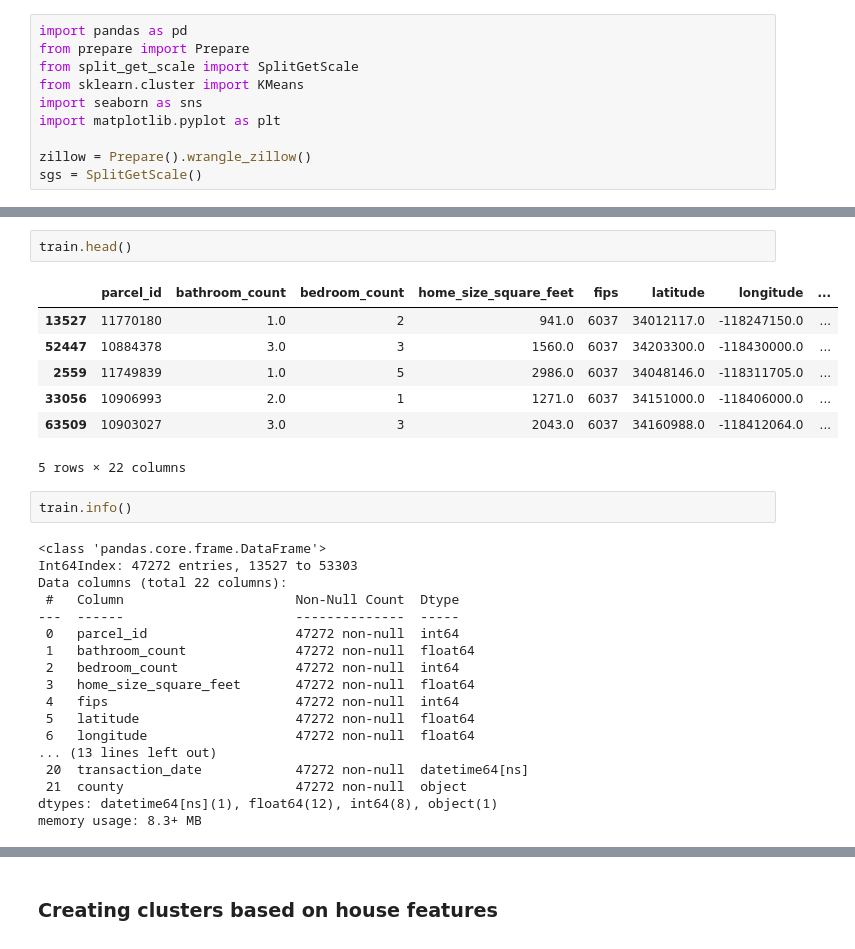
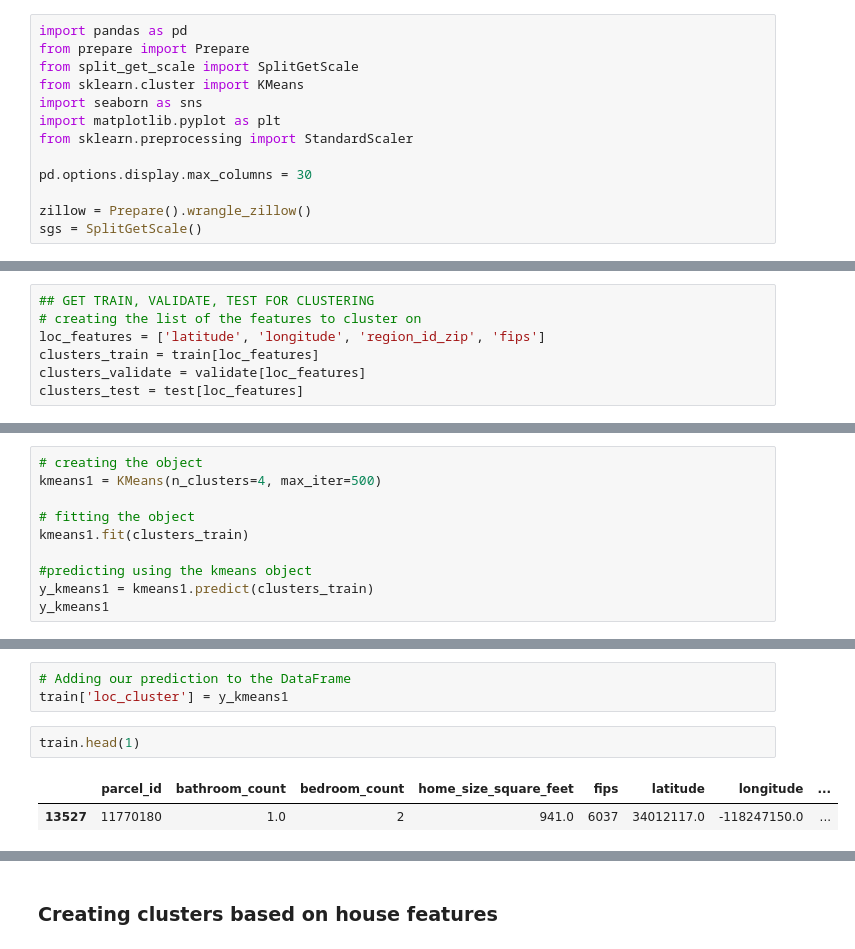
Before and after one commit to Schmidl-Gautam/zillow_clustering, a Jupyter notebook: clustering.ipynb, the cells around one changed output, grey strips where cells are left out. Drawn from its saved outputs; the diff is of its cells as text.

```diff
--- a/clustering.ipynb
+++ b/clustering.ipynb
@@ -5,6 +5,9 @@ from split_get_scale import SplitGetScale
 from sklearn.cluster import KMeans
 import seaborn as sns
 import matplotlib.pyplot as plt
+from sklearn.preprocessing import StandardScaler
+
+pd.options.display.max_columns = 30
 
 zillow = Prepare().wrangle_zillow()
 sgs = SplitGetScale()
@@ -13,0 +34,7 @@ train, validate, test = sgs.split(zillow)
+# %%
+## GET TRAIN, VALIDATE, TEST FOR CLUSTERING
+# creating the list of the features to cluster on
+loc_features = ['latitude', 'longitude', 'region_id_zip', 'fips']
+clusters_train = train[loc_features]
+clusters_validate = validate[loc_features]
+clusters_test = test[loc_features]
@@ -13,0 +48,10 @@ train, validate, test = sgs.split(zillow)
+# %%
+# creating the object
+kmeans1 = KMeans(n_clusters=4, max_iter=500)
+
+# fitting the object
+kmeans1.fit(clusters_train)
+
+#predicting using the kmeans object
+y_kmeans1 = kmeans1.predict(clusters_train)
+y_kmeans1
@@ -14,30 +76,8 @@ train, validate, test = sgs.split(zillow)
+# %%
+# Adding our prediction to the DataFrame
+train['loc_cluster'] = y_kmeans1
 # %%
-train.head()
+train.head(1)
 # %% [output]
 |  | parcel_id | bathroom_count | bedroom_count | home_size_square_feet | fips | latitude | longitude | ... |
 | 13527 | 11770180 | 1.0 | 2 | 941.0 | 6037 | 34012117.0 | -118247150.0 | ... |
-| 52447 | 10884378 | 3.0 | 3 | 1560.0 | 6037 | 34203300.0 | -118430000.0 | ... |
-| 2559 | 11749839 | 1.0 | 5 | 2986.0 | 6037 | 34048146.0 | -118311705.0 | ... |
-| 33056 | 10906993 | 2.0 | 1 | 1271.0 | 6037 | 34151000.0 | -118406000.0 | ... |
-| 63509 | 10903027 | 3.0 | 3 | 2043.0 | 6037 | 34160988.0 | -118412064.0 | ... |
-5 rows × 22 columns
-# %%
-train.info()
-# %% [output]
-<class 'pandas.core.frame.DataFrame'>
-Int64Index: 47272 entries, 13527 to 53303
-Data columns (total 22 columns):
- #   Column                      Non-Null Count  Dtype
----  ------                      --------------  -----
- 0   parcel_id                   47272 non-null  int64
- 1   bathroom_count              47272 non-null  float64
- 2   bedroom_count               47272 non-null  int64
- 3   home_size_square_feet       47272 non-null  float64
- 4   fips                        47272 non-null  int64
- 5   latitude                    47272 non-null  float64
- 6   longitude                   47272 non-null  float64
-... (13 lines left out)
- 20  transaction_date            47272 non-null  datetime64[ns]
- 21  county                      47272 non-null  object
-dtypes: datetime64[ns](1), float64(12), int64(8), object(1)
-memory usage: 8.3+ MB
```
Also changed, not shown: parts of 26 cells of this notebook, 3 other files.
